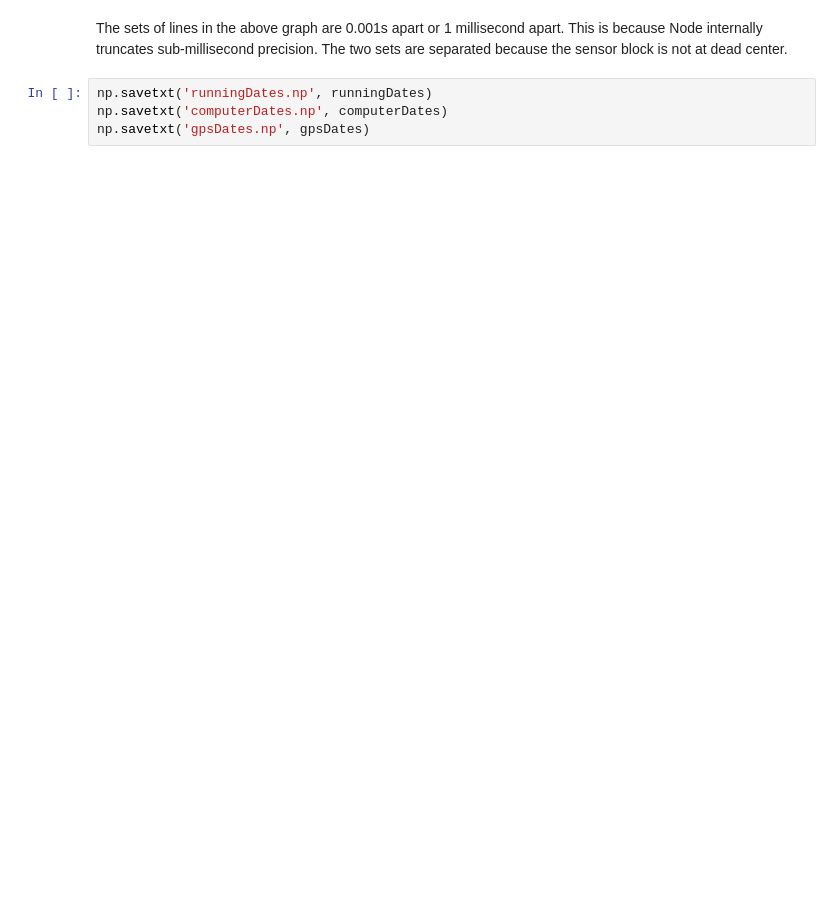
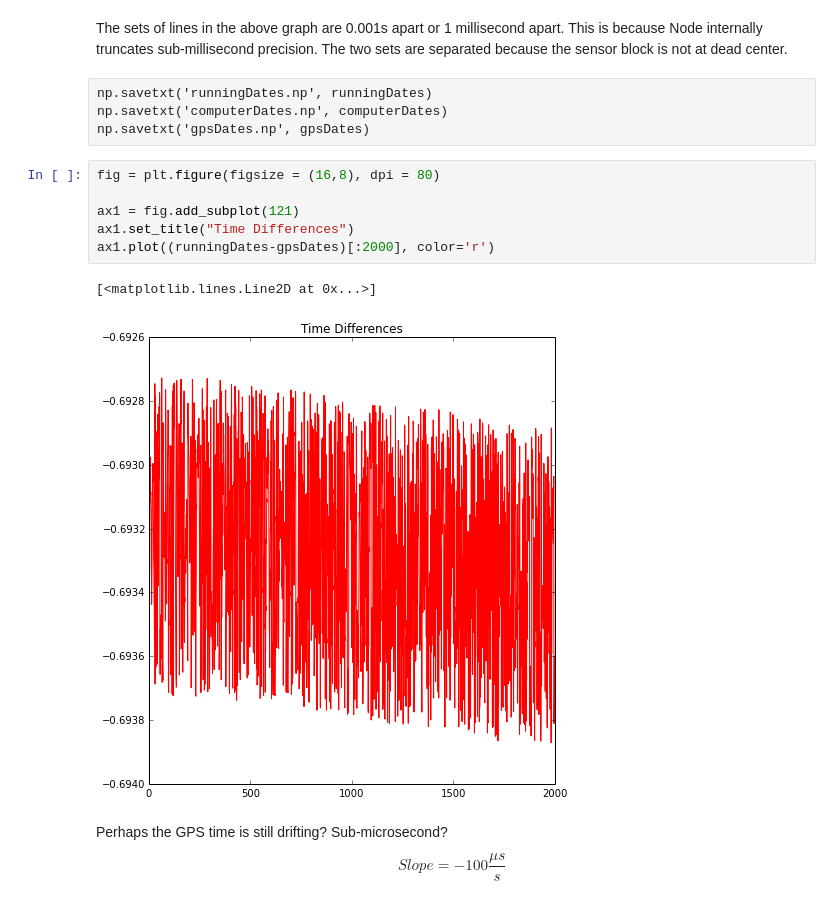
Before and after one commit to captainkirkby/Gears, a Jupyter notebook: node/GPS Time drift.ipynb, the cells around one changed output. Saved outputs shown, nothing was run; the diff lists cells and outputs as text; blank space fills up the shorter version.

```diff
--- a/node/GPS Time drift.ipynb
+++ b/node/GPS Time drift.ipynb
@@ -171,6 +174,17 @@ ax4.set_title("Node Derived Timestamp Truncations")
 # %% [markdown]
 The sets of lines in the above graph are 0.001s apart or 1 millisecond apart.  This is because Node internally truncates sub-millisecond precision.  The two sets are separated because the sensor block is not at dead center.
-# %%
-np.savetxt('runningDates.np', runningDates)
-np.savetxt('computerDates.np', computerDates)
-np.savetxt('gpsDates.np', gpsDates)
+# %% [raw]
+np.savetxt('runningDates.np', runningDates)
+np.savetxt('computerDates.np', computerDates)
+np.savetxt('gpsDates.np', gpsDates)
+# %%
+fig = plt.figure(figsize = (16,8), dpi = 80)
+
+ax1 = fig.add_subplot(121)
+ax1.set_title("Time Differences")
+ax1.plot((runningDates-gpsDates)[:2000], color='r')
+# %% [output]
+[<matplotlib.lines.Line2D at 0x...>]
+[figure, added]
+# %% [markdown]
+Perhaps the GPS time is still drifting? Sub-microsecond?  $$Slope = -100\frac{\mu{}s}{s}$$
```
Also changed, not shown: parts of 9 cells of this notebook.
